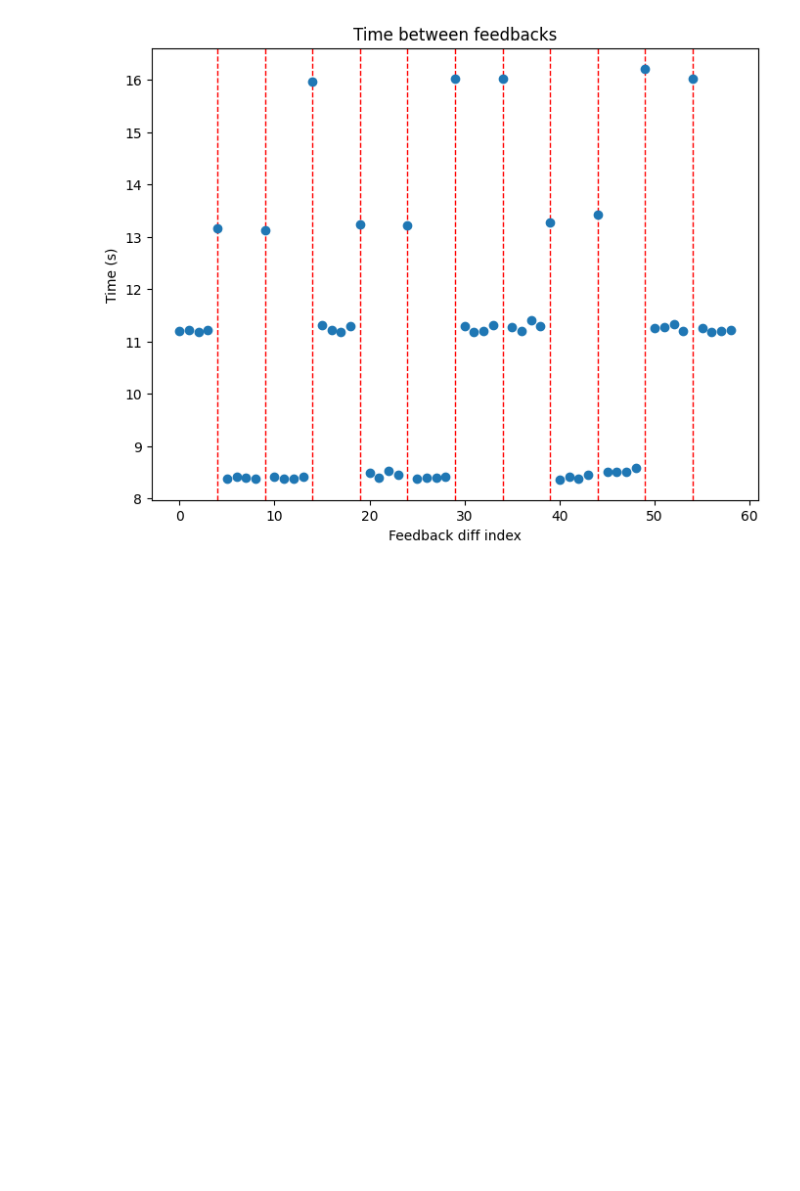
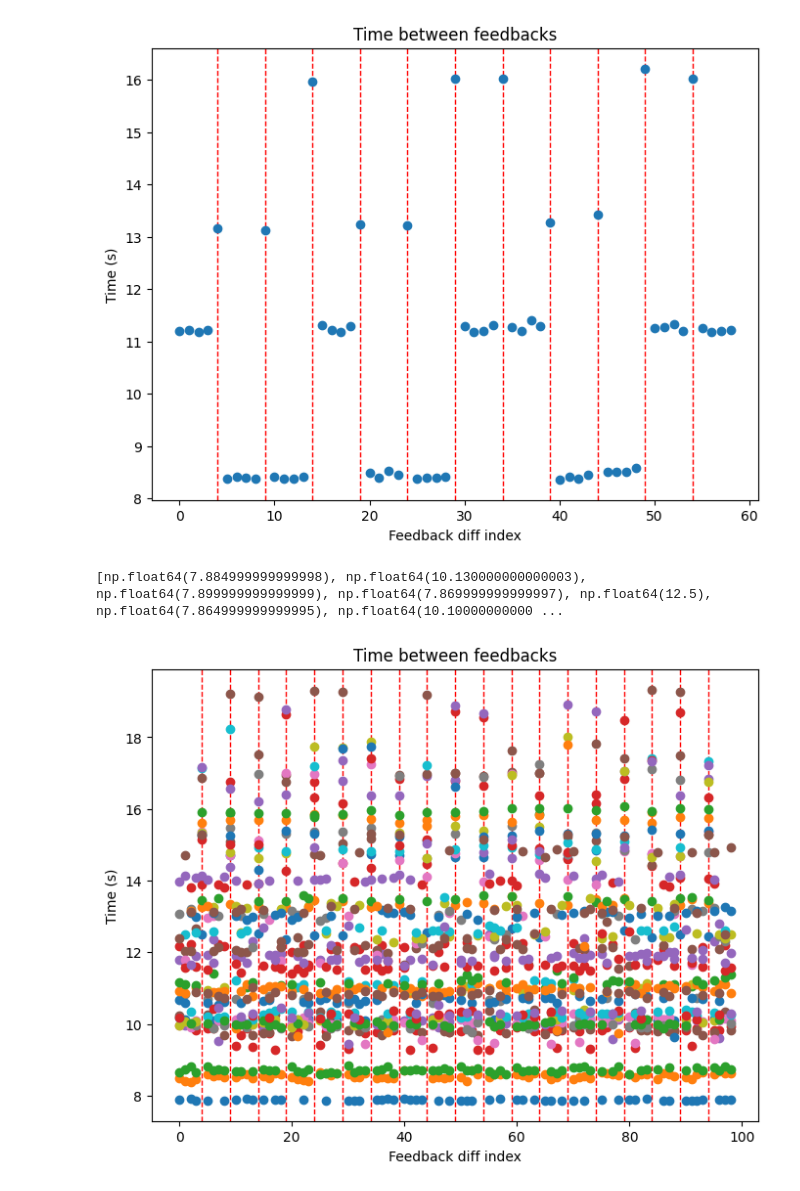
Before and after one commit to nspyrop03/bci-challenge-ner15, a Jupyter notebook: template_test.ipynb, the cells around one changed output. Cells and saved outputs as stored; diff of their text form; code cells hidden in the pictures; blank space fills up the shorter version.

```diff
--- a/template_test.ipynb
+++ b/template_test.ipynb
@@ -236,3 +237,32 @@ utils.plot_feedback_time_diffs(feedback_times, feedback_indices, save_png=True,
 # %% [output]
 There are 60 feedback times
 [figure]
+# %%
+time_diffs = {}
+time_bounds = []
+for subject in utils.train_subjects:
+    time_diffs[subject] = []
+    raw_data = pd.read_csv(f"data/train/Data_S{subject}_Sess05.csv")
+    feedback_times = raw_data[raw_data['FeedBackEvent'] == 1]['Time']
+    feedback_indices = feedback_times.index
+    for i in range(len(feedback_indices)):
+        if i > 0:
+            diff = feedback_times.iloc[i] - feedback_times.iloc[i-1]
+            time_diffs[subject].append(diff)
+            if i%5 == 0 and (i-1) not in time_bounds: time_bounds.append(i-1)
+# %%
+print(time_diffs[utils.train_subjects[0]])
+# %% [output]
+[np.float64(7.884999999999998), np.float64(10.130000000000003), np.float64(7.899999999999999), np.float64(7.869999999999997), np.float64(12.5), np.float64(7.864999999999995), np.float64(10.10000000000 ...
+# %%
+plt.figure(figsize=(8,6))
+for x_line in time_bounds:
+    plt.axvline(x=x_line, color='r', linestyle='--', linewidth=1)
+for key in time_diffs.keys():
+    plt.plot(time_diffs[key], 'o')
+plt.xlabel("Feedback diff index")
+plt.ylabel("Time (s)")
+plt.title("Time between feedbacks")
+plt.show()
+# %% [output]
+[figure, added]
```
Also changed, not shown: parts of 4 cells of this notebook, 1 other file.
